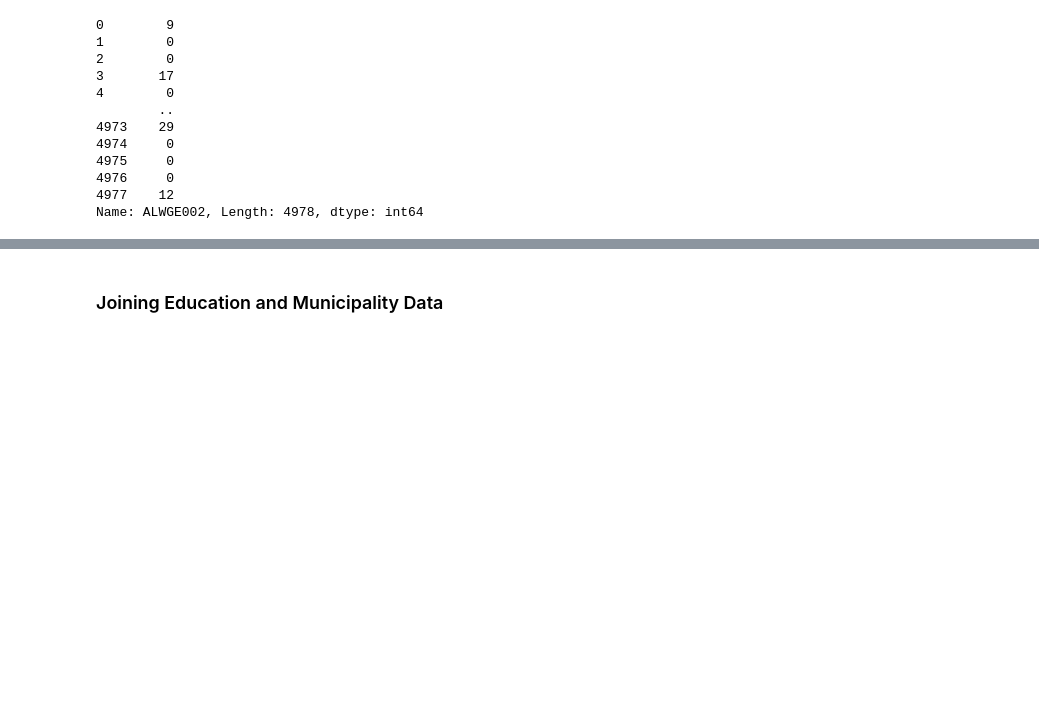
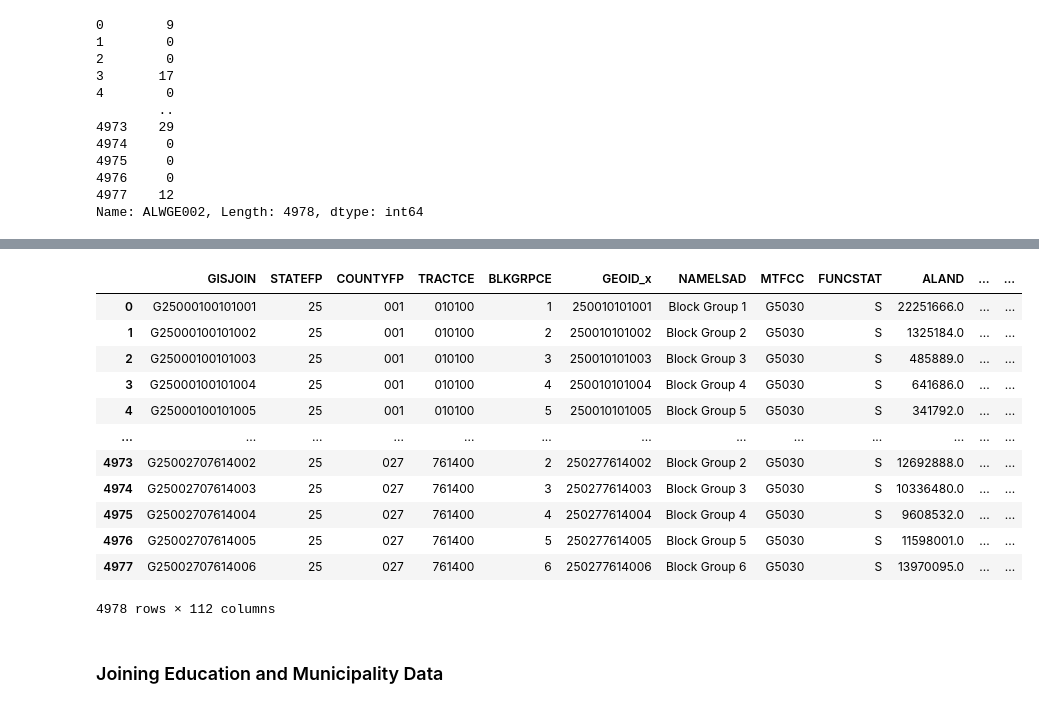
Before and after one commit to ghostpress/ee509-project, a Jupyter notebook: code/processing/dataProcNotebook.ipynb, the cells around one changed output, grey strips where cells are left out. Saved outputs shown, nothing was run; the diff lists cells and outputs as text; code cells hidden in the pictures; blank space fills up the shorter version.

```diff
--- a/code/processing/dataProcNotebook.ipynb
+++ b/code/processing/dataProcNotebook.ipynb
@@ -108,2 +126,4 @@ def edMatch(data):
 
     return data_c
+# %%
+ed_calcs = edMatch(ed_join)
@@ -110,3 +148,19 @@ def edMatch(data):
+# %%
+ed_calcs
+# %% [output]
+|  | GISJOIN | STATEFP | COUNTYFP | TRACTCE | BLKGRPCE | GEOID_x | NAMELSAD | MTFCC | FUNCSTAT | ALAND | ... | ... |
+| 0 | G25000100101001 | 25 | 001 | 010100 | 1 | 250010101001 | Block Group 1 | G5030 | S | 22251666.0 | ... | ... |
+| 1 | G25000100101002 | 25 | 001 | 010100 | 2 | 250010101002 | Block Group 2 | G5030 | S | 1325184.0 | ... | ... |
+| 2 | G25000100101003 | 25 | 001 | 010100 | 3 | 250010101003 | Block Group 3 | G5030 | S | 485889.0 | ... | ... |
+| 3 | G25000100101004 | 25 | 001 | 010100 | 4 | 250010101004 | Block Group 4 | G5030 | S | 641686.0 | ... | ... |
+| 4 | G25000100101005 | 25 | 001 | 010100 | 5 | 250010101005 | Block Group 5 | G5030 | S | 341792.0 | ... | ... |
+| ... | ... | ... | ... | ... | ... | ... | ... | ... | ... | ... | ... | ... |
+| 4973 | G25002707614002 | 25 | 027 | 761400 | 2 | 250277614002 | Block Group 2 | G5030 | S | 12692888.0 | ... | ... |
+| 4974 | G25002707614003 | 25 | 027 | 761400 | 3 | 250277614003 | Block Group 3 | G5030 | S | 10336480.0 | ... | ... |
+| 4975 | G25002707614004 | 25 | 027 | 761400 | 4 | 250277614004 | Block Group 4 | G5030 | S | 9608532.0 | ... | ... |
+| 4976 | G25002707614005 | 25 | 027 | 761400 | 5 | 250277614005 | Block Group 5 | G5030 | S | 11598001.0 | ... | ... |
+| 4977 | G25002707614006 | 25 | 027 | 761400 | 6 | 250277614006 | Block Group 6 | G5030 | S | 13970095.0 | ... | ... |
+4978 rows × 112 columns
 # %% [markdown]
 ### Joining Education and Municipality Data
 # %%
```
Also changed, not shown: parts of 8 cells of this notebook, 1 other file.
